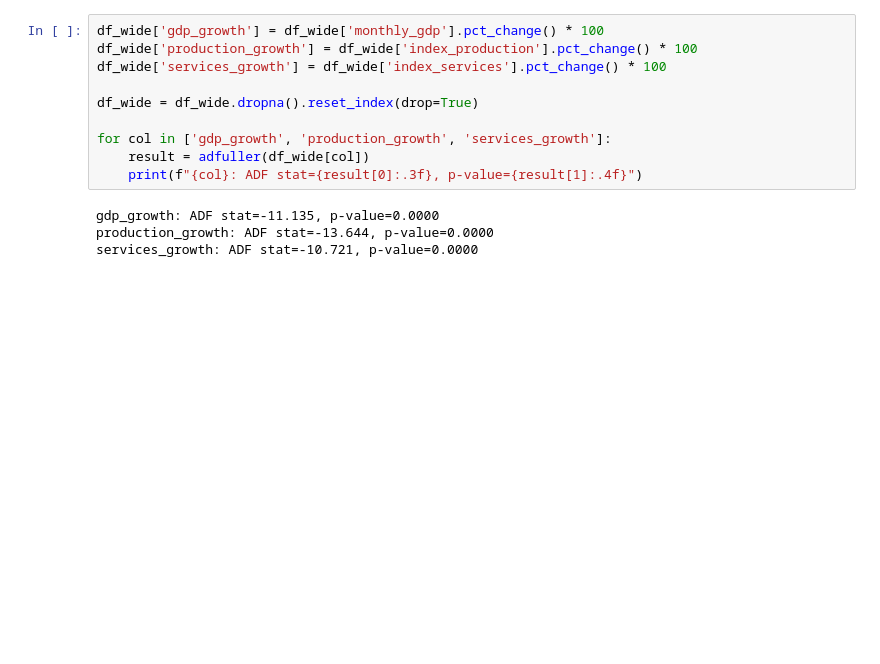
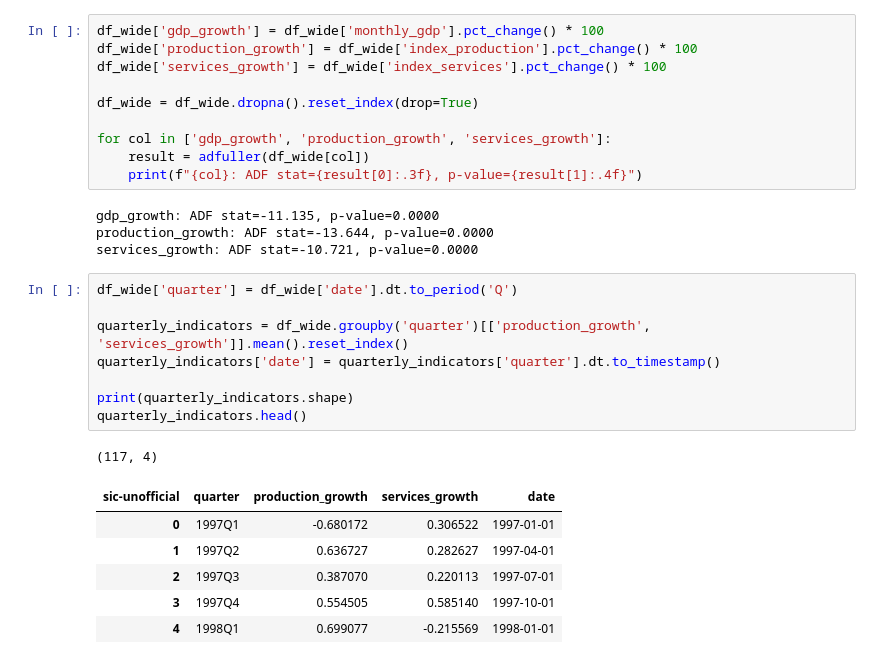
Before and after one commit to Khadeza-Zaman/uk-gdp-nowcasting, a Jupyter notebook: notebooks/01_nowcasting_exploration.ipynb, the cells around one changed output. Drawn from its saved outputs; the diff is of its cells as text; blank space fills up the shorter version.

```diff
--- a/notebooks/01_nowcasting_exploration.ipynb
+++ b/notebooks/01_nowcasting_exploration.ipynb
@@ -129,3 +129,19 @@ for col in ['gdp_growth', 'production_growth', 'services_growth']:
 gdp_growth: ADF stat=-11.135, p-value=0.0000
 production_growth: ADF stat=-13.644, p-value=0.0000
 services_growth: ADF stat=-10.721, p-value=0.0000
+# %%
+df_wide['quarter'] = df_wide['date'].dt.to_period('Q')
+
+quarterly_indicators = df_wide.groupby('quarter')[['production_growth', 'services_growth']].mean().reset_index()
+quarterly_indicators['date'] = quarterly_indicators['quarter'].dt.to_timestamp()
+
+print(quarterly_indicators.shape)
+quarterly_indicators.head()
+# %% [output]
+(117, 4)
+| sic-unofficial | quarter | production_growth | services_growth | date |
+| 0 | 1997Q1 | -0.680172 | 0.306522 | 1997-01-01 |
+| 1 | 1997Q2 | 0.636727 | 0.282627 | 1997-04-01 |
+| 2 | 1997Q3 | 0.387070 | 0.220113 | 1997-07-01 |
+| 3 | 1997Q4 | 0.554505 | 0.585140 | 1997-10-01 |
+| 4 | 1998Q1 | 0.699077 | -0.215569 | 1998-01-01 |
```
Also changed, not shown: parts of 4 cells of this notebook, 1 other file.
